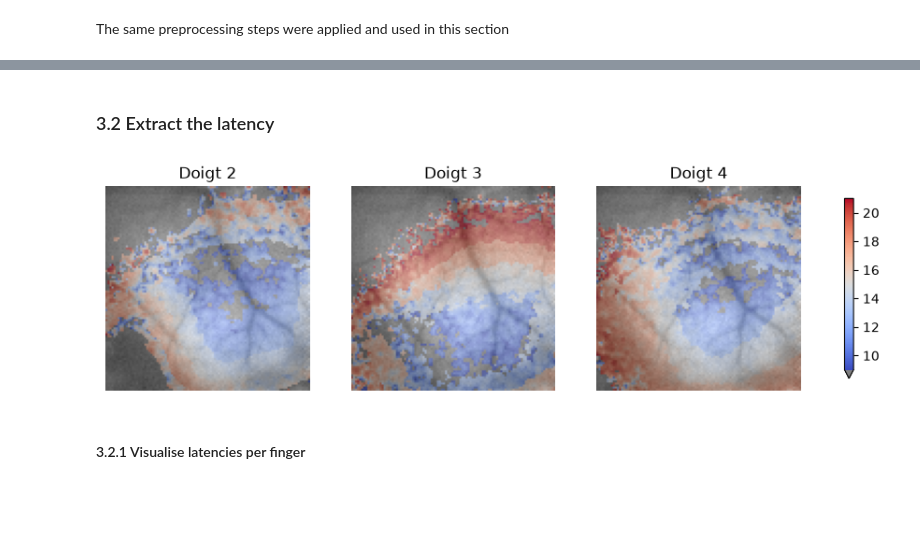
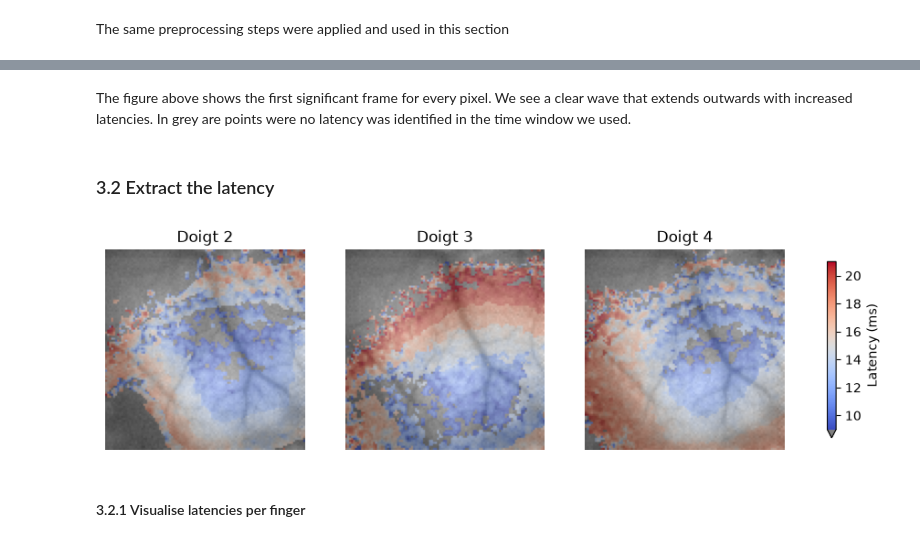
Before and after one commit to arthbreaker/DA3_VSDI_S1_G1_2026, a Jupyter notebook: scripts/DA3_GR1_Catz.ipynb, the cells around one changed output, grey strips where cells are left out. Saved outputs shown, nothing was run; the diff lists cells and outputs as text; code cells hidden in the pictures; blank space fills up the shorter version.

```diff
--- a/scripts/DA3_GR1_Catz.ipynb
+++ b/scripts/DA3_GR1_Catz.ipynb
@@ -335,13 +337,25 @@ Here we want to carry out a one sample t-test between each pixel post-stimulus w
 from scipy.stats import ttest_ind
 
 def calc_ttest(data, start, end, alpha=0.01):
+    """Calculate t-test for pixel post-stim with pres-stim baseline
+
+    Args:
+        data (np.ndarray): Averaged activity for a given stimulation condition, shape (height, width, n_frame)/(100, 100, 255)
+        start (int): First frame to begin analysis from
+        end (int): How many frames analyse for
+        alpha (float): pvalue for t-test
+
+    Returns:
+        lat (np.ndarry): Per pixel, the first significant frame, shape (100, 100)
+
+    """
     lat = np.zeros(shape=(100,100))
     for k in range(end):
         for i in range(100):
             for j in range(100):
-                _, pvalue = ttest_ind(data[i,j,:33], data[i,j,start+k], axis=0, alternative='less')
-                if pvalue < alpha:
-                    if lat[i,j] == 0:
+                if lat[i,j] == 0:
+                    _, pvalue = ttest_ind(data[i,j,:33], data[i,j,start+k], axis=0, alternative='less')
+                    if pvalue < alpha:
                         lat[i,j] = start+k
     return lat
 # %% [markdown]
@@ -354,6 +368,8 @@ lat3 = calc_ttest(cond3_ave, start=37, end=10, alpha=0.01)
 # function to convert the frames into ms
 
 def frames_ms(frames):
+    """Converts frames to ms"""
+
     ms = np.where(frames>0, (frames-33)*3, 0)
     return ms
 # %%
@@ -388,14 +404,25 @@ fig.colorbar(im3, ax=[ax1, ax2, ax3], shrink=0.4, extend='min', ticks=np.unique(
+# %% [markdown]
+The figure above shows the first significant frame for every pixel. We see a clear wave that extends outwards with increased latencies. In grey are points were no latency was identified in the time window we used.
 # %% [markdown]
 ### 3.2 Extract the latency
 # %%
 def extract_latency(data, baseline, first_lat):
-    # data: (100, 100, 255), baseline and first_lat: (100, 100)
+    """Return the latency from the first extracted frame
+
+    Args:
+        data (np.ndarray): Averaged activity for a given stimulation condition, shape (100, 100, 255)
+        baseline (np.ndarray): Pre-stimulus baseline for each pixel, shape (100, 100)
+        first_lat (np.ndarray): First frame with activity significantly higher activity than baseline for each pixel, shape (100, 100)
+
+    Returns:
+        frames_ms (np.ndarray): Calculated latency for each pixel, shape (height, width)/(100, 100)
+    """
+
     x2 = first_lat.astype(int)
     x1 = np.where(x2 > 0, x2 - 1, x2)
 
-    # pick the frame at x2 and x1 for every pixel
-    y2 = np.take_along_axis(data, x2[..., None], axis=2)[..., 0]
-    y1 = np.take_along_axis(data, x1[..., None], axis=2)[..., 0]
+    y2 = np.take_along_axis(data, x2[:, :, None], axis=2)[:, :, 0]
+    y1 = np.take_along_axis(data, x1[:, :, None], axis=2)[:, :, 0]
 
     m = (y2 - y1) / (x2 - x1)
     c = y1 - m * x1
@@ -409,31 +436,32 @@ cond3_lat = extract_latency(cond3_ave, baseline3, lat3)
 # %%
 fig, (ax1, ax2, ax3) = plt.subplots(1, 3, figsize=(12, 5))
 
 cmap = plt.colormaps['coolwarm'].copy()
 cmap.set_under('grey')
 cmap.set_over('grey')
 
 im1 = ax1.imshow(cond1_lat, cmap=cmap, vmin=9, vmax=21)
 ax1.imshow(Cortex, alpha=0.5)
 ax1.set_title('Doigt 2')
 
 im2 = ax2.imshow(cond2_lat, cmap=cmap, vmin=9, vmax=21)
 ax2.imshow(Cortex, alpha=0.5)
 ax2.set_title('Doigt 3')
 
 im3 = ax3.imshow(cond3_lat, cmap=cmap, vmin=9, vmax=21)
 ax3.imshow(Cortex, alpha=0.5)
 ax3.set_title('Doigt 4')
 
 ax1.set_axis_off()
 ax2.set_axis_off()
 ax3.set_axis_off()
 
-fig.colorbar(im3, ax=[ax1, ax2, ax3], shrink=0.5, extend='min')
+cbar = fig.colorbar(im3, ax=[ax1, ax2, ax3], shrink=0.5, extend='min')
+cbar.set_label('Latency (ms)')
 
 plt.show()
 # %% [output]
-[figure, old version]
+[figure, new version]
 # %% [markdown]
 #### 3.2.1 Visualise latencies per finger
 # %%
```
Also changed, not shown: parts of 8 cells of this notebook, 1 other file.
